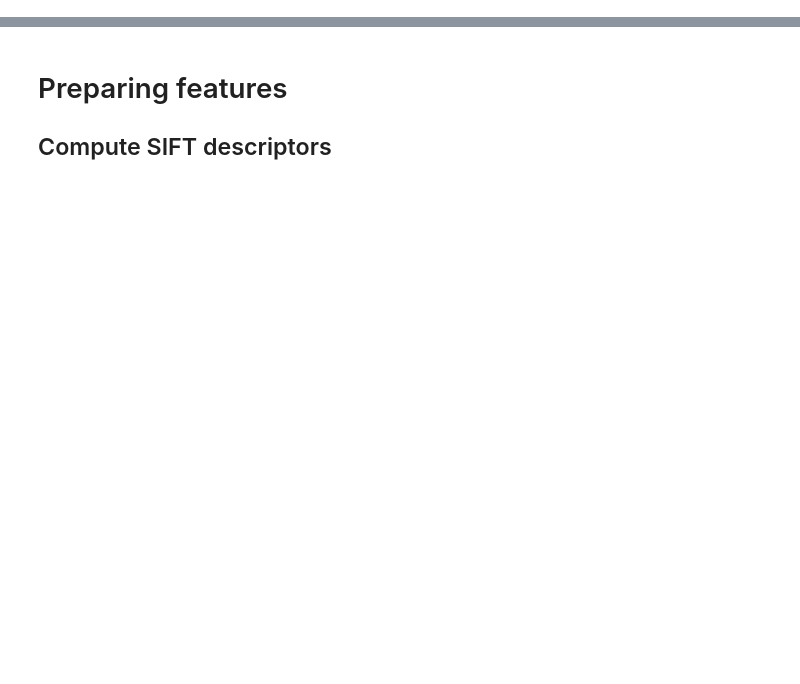
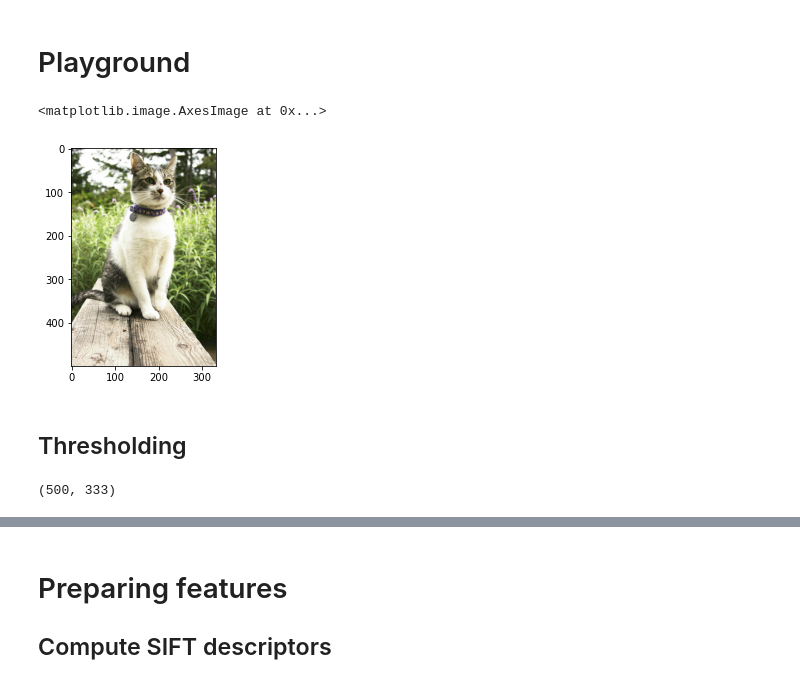
Before and after one commit to maximecharpentierdata/vic-project, a Jupyter notebook: notebooks/classification_explo.ipynb, the cells around one changed output, grey strips where cells are left out. Drawn from its saved outputs; the diff is of its cells as text; code cells hidden in the pictures; blank space fills up the shorter version.

```diff
--- a/notebooks/classification_explo.ipynb
+++ b/notebooks/classification_explo.ipynb
@@ -7,0 +12,15 @@ import pandas as pd
+# %% [markdown]
+# Playground
+# %%
+img = "../data/final/images/2008_005380.jpg"
+image = plt.imread(img)
+plt.imshow(image)
+# %% [output]
+<matplotlib.image.AxesImage at 0x...>
+[figure, added]
+# %% [markdown]
+## Thresholding
+# %%
+image.shape
+# %% [output]
+(500, 333)
```
Also changed, not shown: parts of 22 cells of this notebook, 9 other files.
